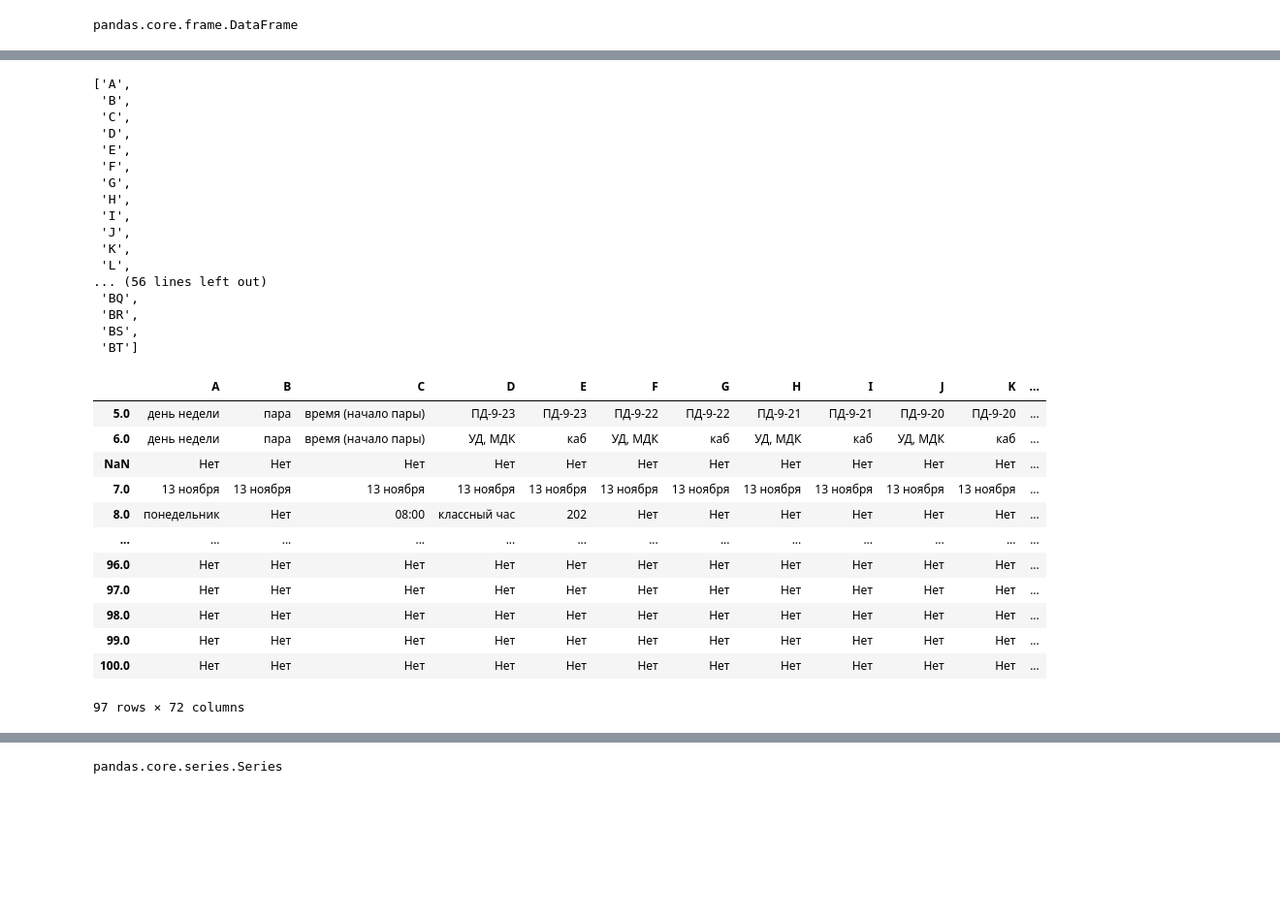
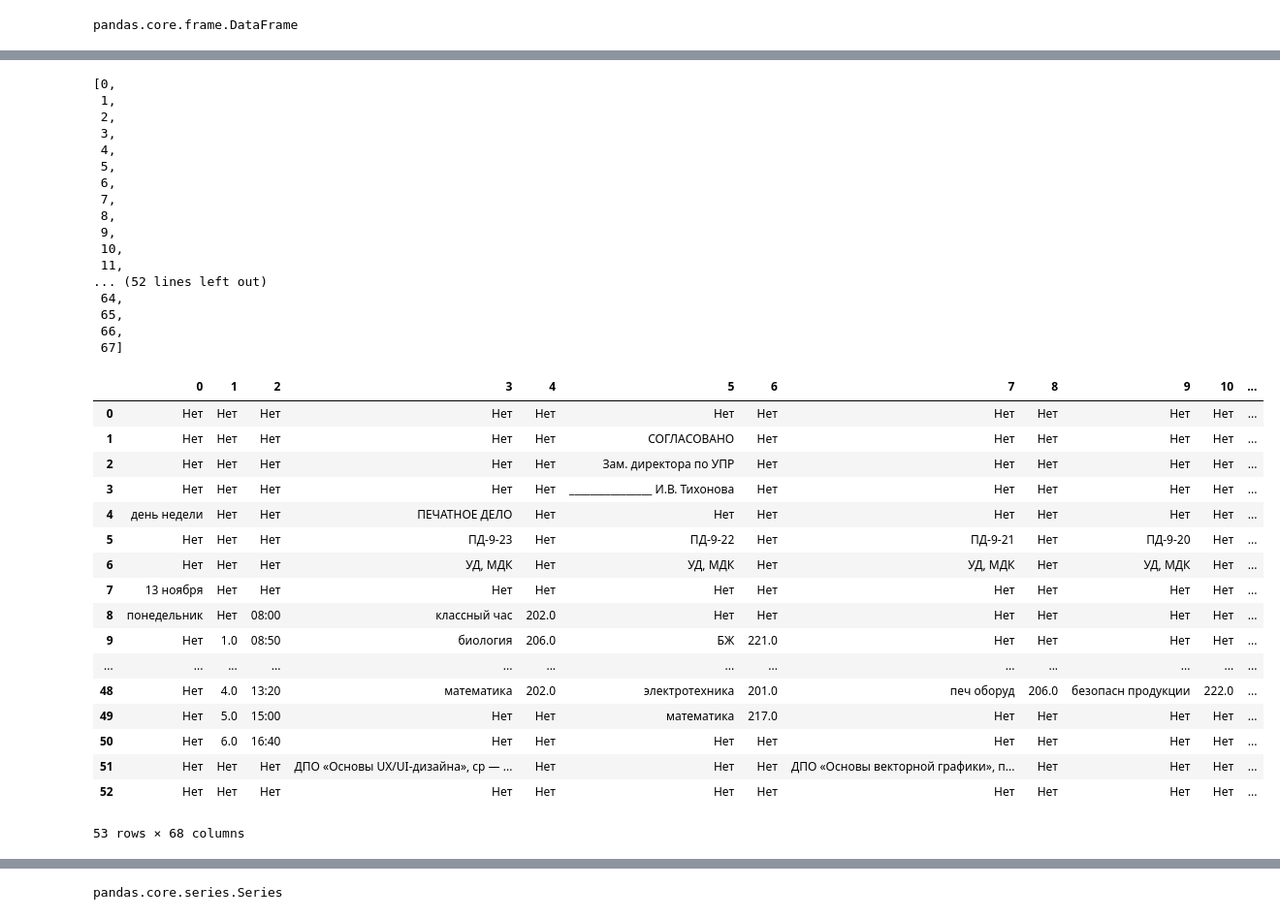
Before and after one commit to DeulinYakov/TelegramBotCollege, a Jupyter notebook: test_gsread/Без названия (1).ipynb, the cells around one changed output, grey strips where cells are left out. Shown at 97% size. Drawn from its saved outputs; the diff is of its cells as text; code cells hidden in the pictures; blank space fills up the shorter version.

```diff
--- a/test_gsread/Без названия (1).ipynb
+++ b/test_gsread/Без названия (1).ipynb
@@ -2,9 +2,9 @@
 import numpy as np
 import pandas as pd
 # %%
-data = pd.read_html('https://docs.google.com/spreadsheets/d/1XGtzBWYwyxyUa9ixdL0ehdzKt7SrKPLaA8Rl1UhT8Zc/edit#gid=1851053441/export?gid=13.11-18.11&format=html', header=0, index_col=0)[0].fillna('Нет')
+data = pd.read_html('https://docs.google.com/spreadsheets/d/1t3HLNzp8WIEAk9GtAU2KAyuvBM-UAnA_h_chiPVGFUw/export?gid=1851053441&format=html', encoding='utf-8', header=0, index_col=0)[0].fillna('Нет')
 #https://docs.google.com/spreadsheets/d/{key}/gviz/tq?tqx=out:csv&sheet={sheet_name}&headers=1
-#data = pd.read_html('https://docs.google.com/spreadsheets/d/{key}/gviz/tq?tqx=out:csv&sheet={sheet_name}&headers=1', encoding='utf-8', header=0, index_col=0)[0].fillna('Нет')
+#data = pd.read_html('https://docs.google.com/spreadsheets/d/1t3HLNzp8WIEAk9GtAU2KAyuvBM-UAnA_h_chiPVGFUw/gviz/tq?tqx=out:html&tq&gid=13.11-18.11', encoding='utf-8', header=0, index_col=0)[0].fillna('Нет')
 
 data
 # %% [output]
@@ -51,7 +48,7 @@ data
 # удаляем посдедние ненужные столбцы после столбца BI
 all_colums = list(data.columns.values)
 
-last_index = all_colums.index("BT")
+last_index = all_colums.index(67)
 bad_colums = all_colums[last_index+1:]
 
 data = data.drop(bad_colums, axis = 1)
@@ -73,42 +75,47 @@ data
 # %%
 data.columns.tolist()
 # %% [output]
-['A',
- 'B',
- 'C',
- 'D',
- 'E',
- 'F',
- 'G',
- 'H',
- 'I',
- 'J',
- 'K',
- 'L',
-... (56 lines left out)
- 'BQ',
- 'BR',
- 'BS',
- 'BT']
+[0,
+ 1,
+ 2,
+ 3,
+ 4,
+ 5,
+ 6,
+ 7,
+ 8,
+ 9,
+ 10,
+ 11,
+... (52 lines left out)
+ 64,
+ 65,
+ 66,
+ 67]
 # %%
 # эта настройка увеличивает числов выводимых столбцов датафрейма до 21
-pd.set_option('display.max_columns', 61)
+pd.set_option('display.max_columns', 51)
 
 data
 # %% [output]
-|  | A | B | C | D | E | F | G | H | I | J | K | ... |
-| 5.0 | день недели | пара | время (начало пары) | ПД-9-23 | ПД-9-23 | ПД-9-22 | ПД-9-22 | ПД-9-21 | ПД-9-21 | ПД-9-20 | ПД-9-20 | ... |
-| 6.0 | день недели | пара | время (начало пары) | УД, МДК | каб | УД, МДК | каб | УД, МДК | каб | УД, МДК | каб | ... |
-| NaN | Нет | Нет | Нет | Нет | Нет | Нет | Нет | Нет | Нет | Нет | Нет | ... |
-| 7.0 | 13 ноября | 13 ноября | 13 ноября | 13 ноября | 13 ноября | 13 ноября | 13 ноября | 13 ноября | 13 ноября | 13 ноября | 13 ноября | ... |
-| 8.0 | понедельник | Нет | 08:00 | классный час | 202 | Нет | Нет | Нет | Нет | Нет | Нет | ... |
+|  | 0 | 1 | 2 | 3 | 4 | 5 | 6 | 7 | 8 | 9 | 10 | ... |
+| 0 | Нет | Нет | Нет | Нет | Нет | Нет | Нет | Нет | Нет | Нет | Нет | ... |
+| 1 | Нет | Нет | Нет | Нет | Нет | СОГЛАСОВАНО | Нет | Нет | Нет | Нет | Нет | ... |
+| 2 | Нет | Нет | Нет | Нет | Нет | Зам. директора по УПР | Нет | Нет | Нет | Нет | Нет | ... |
+| 3 | Нет | Нет | Нет | Нет | Нет | ________________ И.В. Тихонова | Нет | Нет | Нет | Нет | Нет | ... |
+| 4 | день недели | Нет | Нет | ПЕЧАТНОЕ ДЕЛО | Нет | Нет | Нет | Нет | Нет | Нет | Нет | ... |
+| 5 | Нет | Нет | Нет | ПД-9-23 | Нет | ПД-9-22 | Нет | ПД-9-21 | Нет | ПД-9-20 | Нет | ... |
+| 6 | Нет | Нет | Нет | УД, МДК | Нет | УД, МДК | Нет | УД, МДК | Нет | УД, МДК | Нет | ... |
+| 7 | 13 ноября | Нет | Нет | Нет | Нет | Нет | Нет | Нет | Нет | Нет | Нет | ... |
+| 8 | понедельник | Нет | 08:00 | классный час | 202.0 | Нет | Нет | Нет | Нет | Нет | Нет | ... |
+| 9 | Нет | 1.0 | 08:50 | биология | 206.0 | БЖ | 221.0 | Нет | Нет | Нет | Нет | ... |
 | ... | ... | ... | ... | ... | ... | ... | ... | ... | ... | ... | ... | ... |
-| 96.0 | Нет | Нет | Нет | Нет | Нет | Нет | Нет | Нет | Нет | Нет | Нет | ... |
-| 97.0 | Нет | Нет | Нет | Нет | Нет | Нет | Нет | Нет | Нет | Нет | Нет | ... |
-| 98.0 | Нет | Нет | Нет | Нет | Нет | Нет | Нет | Нет | Нет | Нет | Нет | ... |
-| 99.0 | Нет | Нет | Нет | Нет | Нет | Нет | Нет | Нет | Нет | Нет | Нет | ... |
-| 100.0 | Нет | Нет | Нет | Нет | Нет | Нет | Нет | Нет | Нет | Нет | Нет | ... |
+| 48 | Нет | 4.0 | 13:20 | математика | 202.0 | электротехника | 201.0 | печ оборуд | 206.0 | безопасн продукции | 222.0 | ... |
+| 49 | Нет | 5.0 | 15:00 | Нет | Нет | математика | 217.0 | Нет | Нет | Нет | Нет | ... |
+| 50 | Нет | 6.0 | 16:40 | Нет | Нет | Нет | Нет | Нет | Нет | Нет | Нет | ... |
+| 51 | Нет | Нет | Нет | ДПО «Основы UX/UI-дизайна», ср — ... | Нет | Нет | Нет | ДПО «Основы векторной графики», п... | Нет | Нет | Нет | ... |
+| 52 | Нет | Нет | Нет | Нет | Нет | Нет | Нет | Нет | Нет | Нет | Нет | ... |
-97 rows × 72 columns
+53 rows × 68 columns
 # %%
 # эта настройка увеличивает числов выводимых столбцов датафрейма до 21
 pd.set_option('display.max_columns', 16)
```
Also changed, not shown: parts of 11 cells of this notebook, 2 other files.
